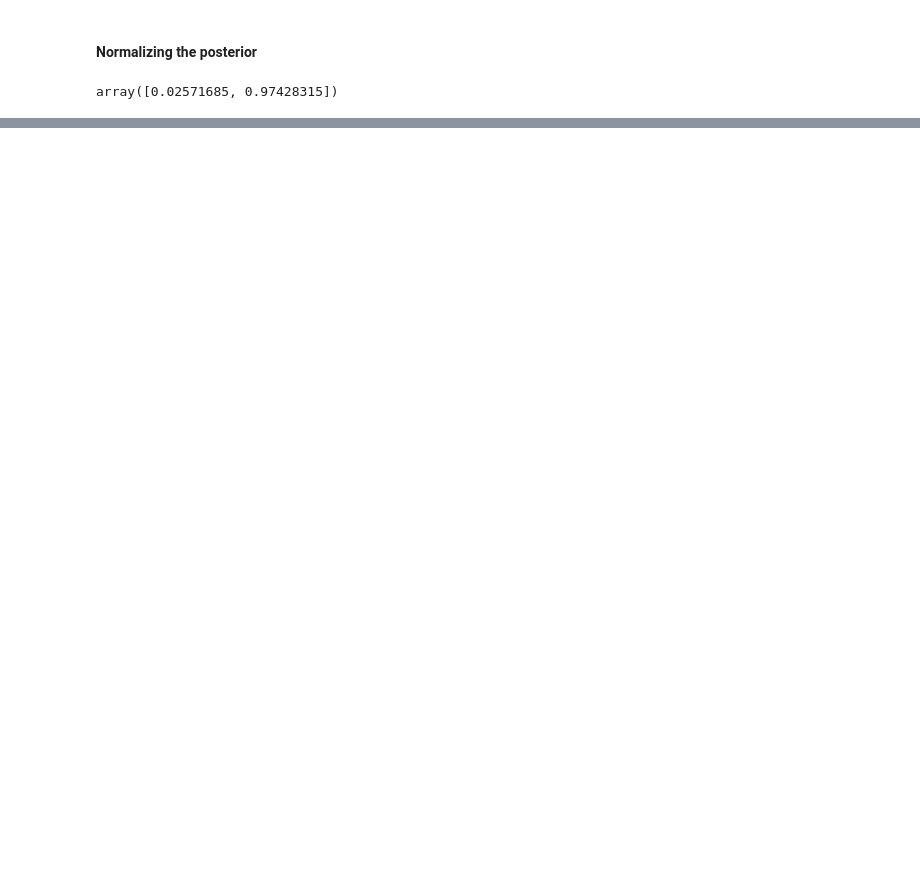
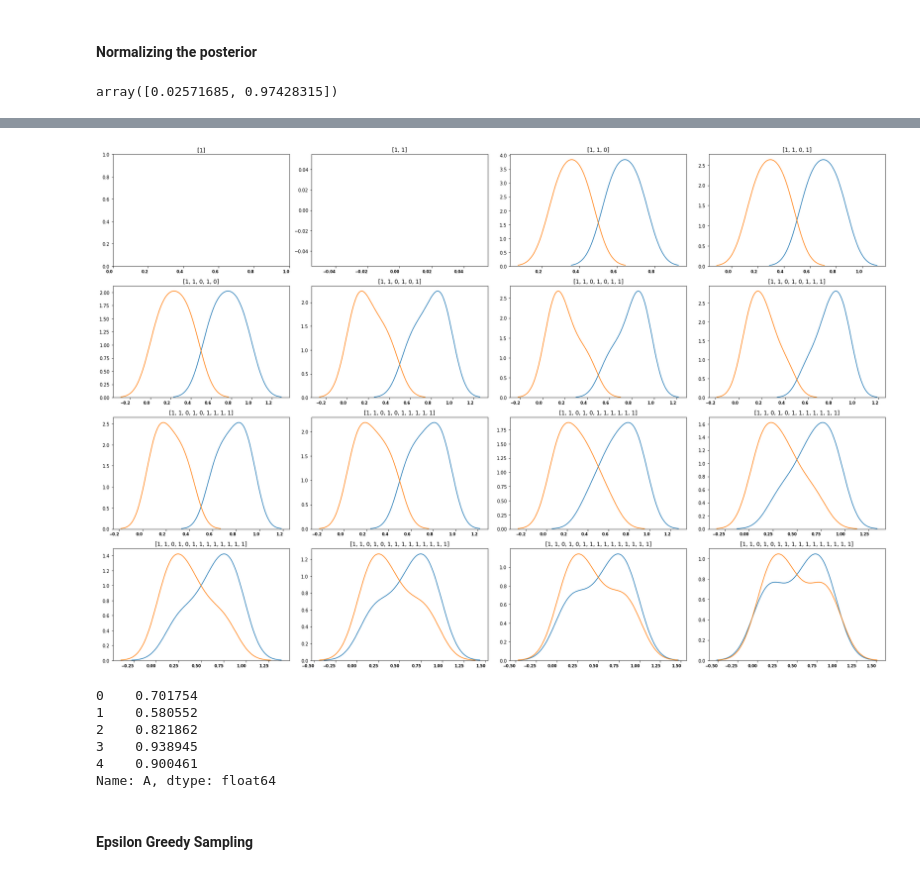
Before and after one commit to ankit-kothari/Data-Science-Journey, a Jupyter notebook: Probablity-and-Statistics/updating_posterior_distribution_demo.ipynb, the cells around one changed output, grey strips where cells are left out. Drawn from its saved outputs; the diff is of its cells as text; code cells hidden in the pictures; blank space fills up the shorter version.

```diff
--- a/Probablity-and-Statistics/updating_posterior_distribution_demo.ipynb
+++ b/Probablity-and-Statistics/updating_posterior_distribution_demo.ipynb
@@ -203,0 +226,5 @@ plt.show()
+# %%
+# convert the list of lists to a dataframe
+df = pd.DataFrame(updated_posterior_pmf)
+df.columns = ['A', 'B']
+df
@@ -203,0 +249,26 @@ plt.show()
+# %%
+fig = plt.figure(figsize=[24,16])
+for i in range(len(df)):
+    ax = fig.add_subplot(4,4,i+1)
+    g = sns.kdeplot(df['A'].iloc[:i], ax=ax, label='A', warn_singular=False)
+    h = sns.kdeplot(df['B'].iloc[:i], ax=ax, label='B', warn_singular=False)
+    ax.set_xlabel('',fontsize=14)
+    ax.set_ylabel('',fontsize=14)
+    ax.set_title(f'{data[:i+1]}')
+    #plt.xlim(0,1)
+    plt.xticks(rotation=0, horizontalalignment='right', fontweight='bold', fontsize='small')
+plt.tight_layout()
+plt.show()
+# %% [output]
+[figure, added]
+# %%
+df['A'].iloc[:5]
+# %% [output]
+0    0.701754
+1    0.580552
+2    0.821862
+3    0.938945
+4    0.900461
+Name: A, dtype: float64
+# %% [markdown]
+#### Epsilon Greedy Sampling
```
Also changed, not shown: parts of 9 cells of this notebook.
